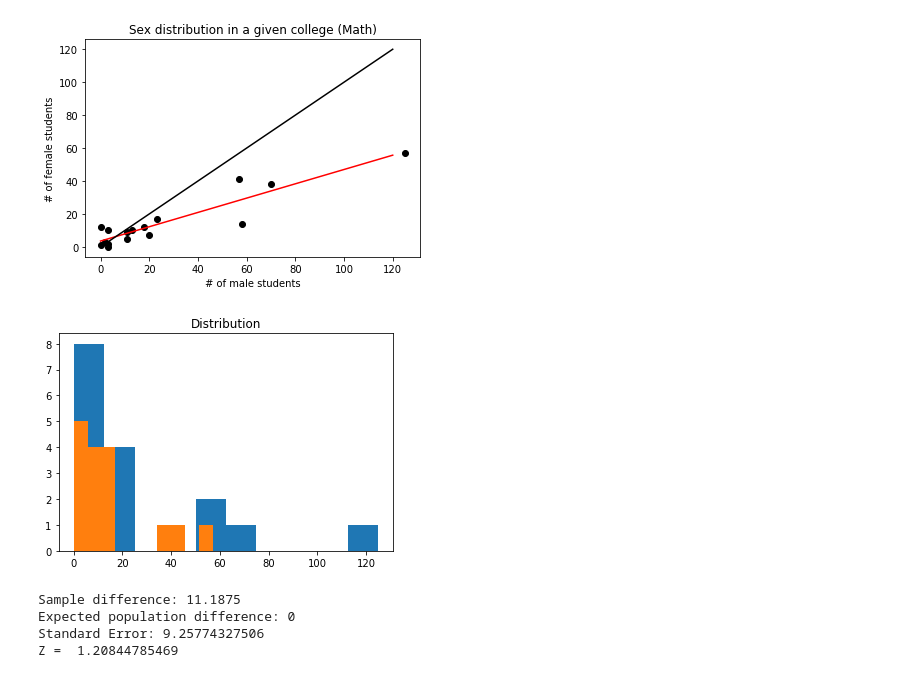
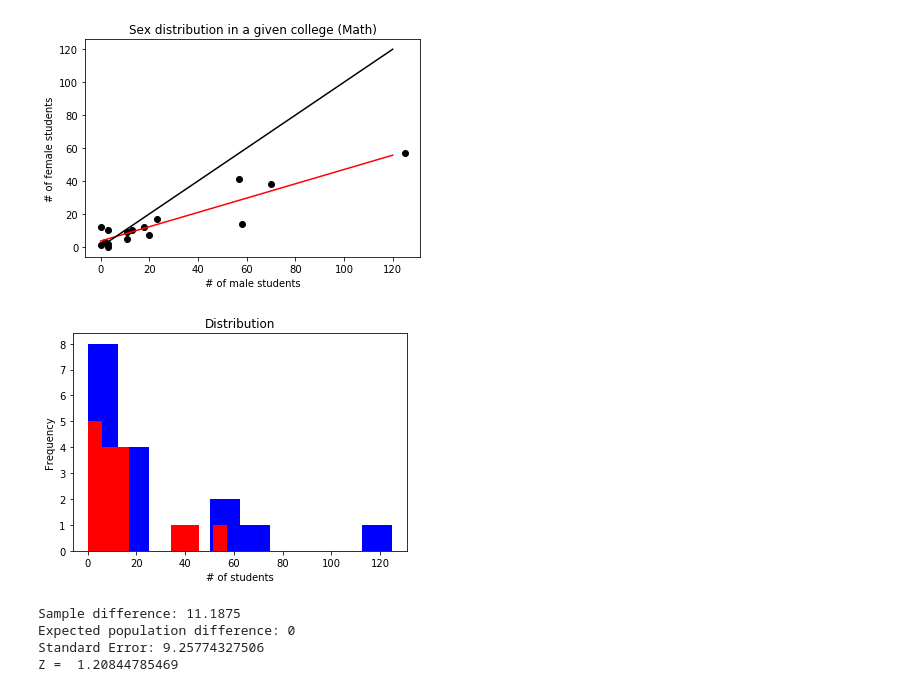
Before and after one commit to FMazzoni/bootcamp18, a Jupyter notebook: Active.ipynb, the cells around one changed output. Drawn from its saved outputs; the diff is of its cells as text; code cells hidden in the pictures.

```diff
--- a/Active.ipynb
+++ b/Active.ipynb
@@ -358,14 +362,16 @@ plt.show()
 # %% [output]
 [figure]
 # %%
-plt.hist(d_m_math)
-plt.hist(d_w_math)
+plt.hist(d_m_math, color = 'blue')
+plt.hist(d_w_math, color = 'red')
 #plt.axvline(x=-1.96, color = 'r')
 #plt.axvline(x=1.96, color = 'r')
 plt.title('Distribution')
+plt.xlabel('# of students')
+plt.ylabel('Frequency')
 plt.show()
 # %% [output]
-[figure, old version]
+[figure, new version]
 # %%
 n_obs = len(d_w_engin)
 
```
Also changed, not shown: parts of 5 cells of this notebook.
